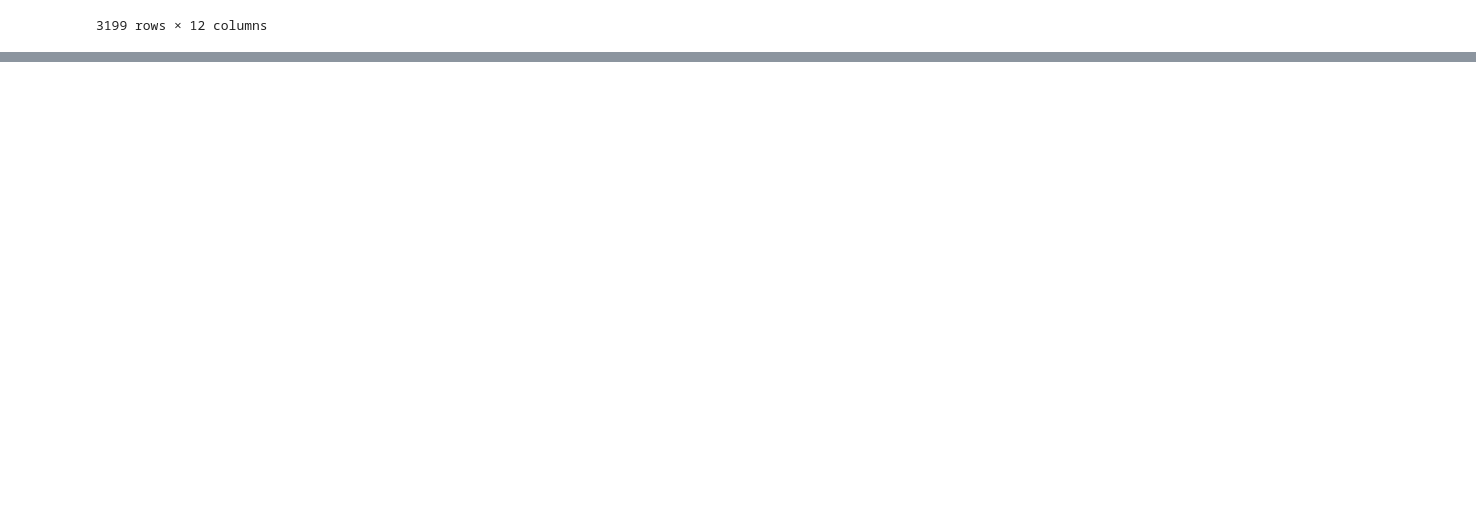
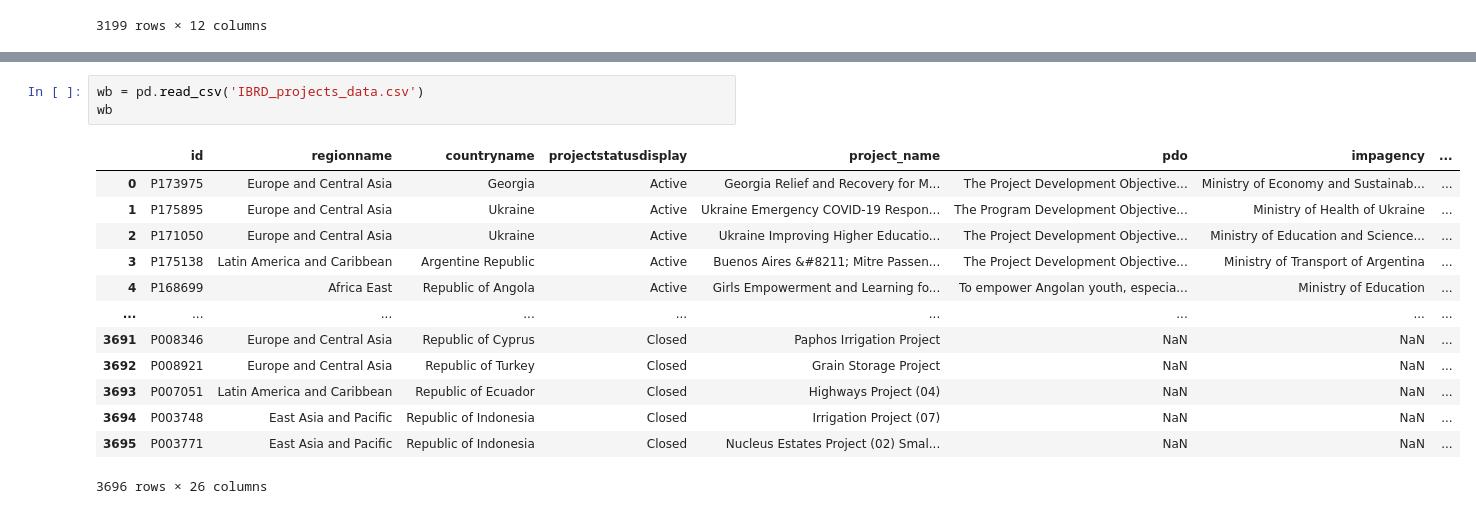
Before and after one commit to sliao7/Qarik-Project, a Jupyter notebook: feature_extraction.ipynb, the cells around one changed output, grey strips where cells are left out. Saved outputs shown, nothing was run; the diff lists cells and outputs as text; blank space fills up the shorter version.

```diff
--- a/feature_extraction.ipynb
+++ b/feature_extraction.ipynb
@@ -210,0 +382,17 @@ preparation  and implementation.
+# %%
+wb = pd.read_csv('IBRD_projects_data.csv')
+wb
+# %% [output]
+|  | id | regionname | countryname | projectstatusdisplay | project_name | pdo | impagency | ... |
+| 0 | P173975 | Europe and Central Asia | Georgia | Active | Georgia Relief and Recovery for M... | The Project Development Objective... | Ministry of Economy and Sustainab... | ... |
+| 1 | P175895 | Europe and Central Asia | Ukraine | Active | Ukraine Emergency COVID-19 Respon... | The Program Development Objective... | Ministry of Health of Ukraine | ... |
+| 2 | P171050 | Europe and Central Asia | Ukraine | Active | Ukraine Improving Higher Educatio... | The Project Development Objective... | Ministry of Education and Science... | ... |
+| 3 | P175138 | Latin America and Caribbean | Argentine Republic | Active | Buenos Aires &#8211; Mitre Passen... | The Project Development Objective... | Ministry of Transport of Argentina | ... |
+| 4 | P168699 | Africa East | Republic of Angola | Active | Girls Empowerment and Learning fo... | To empower Angolan youth, especia... | Ministry of Education | ... |
+| ... | ... | ... | ... | ... | ... | ... | ... | ... |
+| 3691 | P008346 | Europe and Central Asia | Republic of Cyprus | Closed | Paphos Irrigation Project | NaN | NaN | ... |
+| 3692 | P008921 | Europe and Central Asia | Republic of Turkey | Closed | Grain Storage Project | NaN | NaN | ... |
+| 3693 | P007051 | Latin America and Caribbean | Republic of Ecuador | Closed | Highways Project (04) | NaN | NaN | ... |
+| 3694 | P003748 | East Asia and Pacific | Republic of Indonesia | Closed | Irrigation Project (07) | NaN | NaN | ... |
+| 3695 | P003771 | East Asia and Pacific | Republic of Indonesia | Closed | Nucleus Estates Project (02) Smal... | NaN | NaN | ... |
+3696 rows × 26 columns
```
Also changed, not shown: parts of 21 cells of this notebook, 2 other files.
